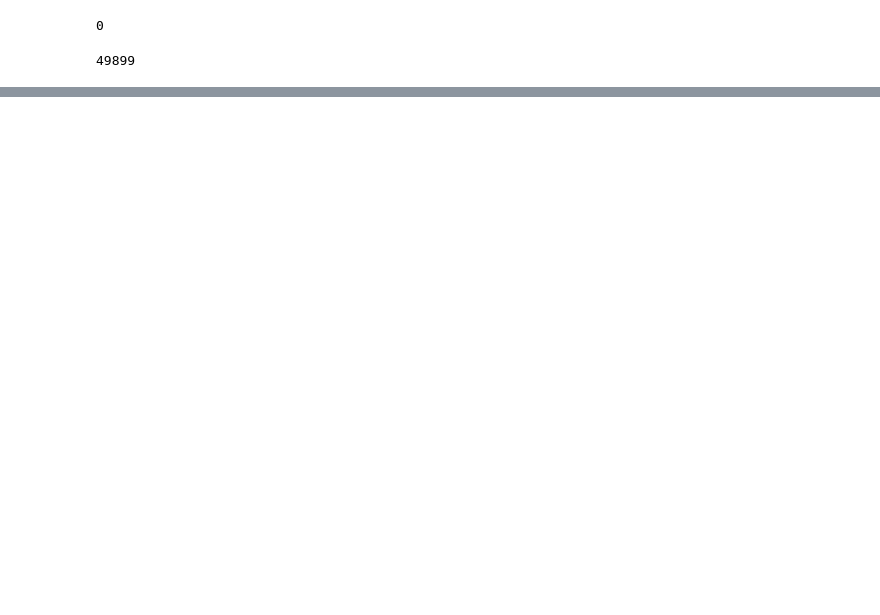
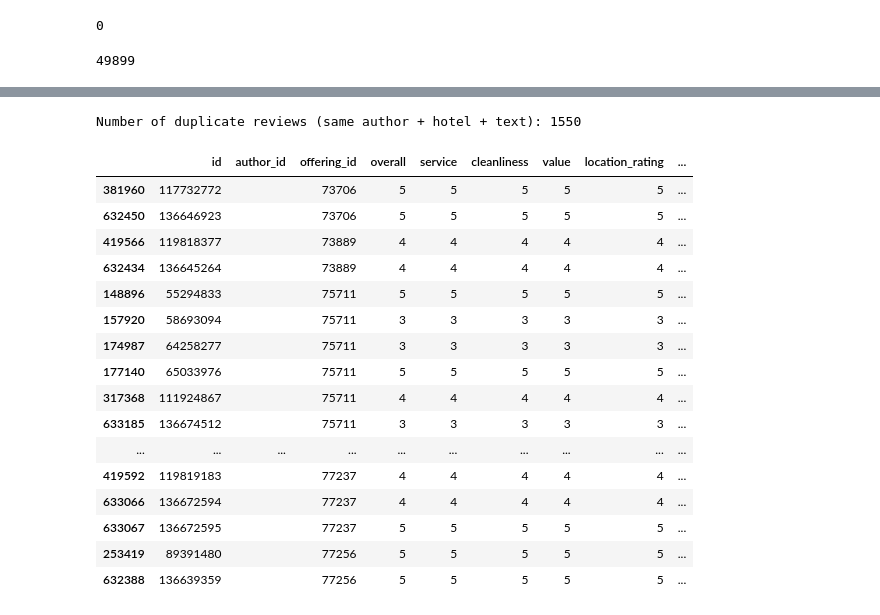
Before and after one commit to lucasnyc/is5126-assignment1, a Jupyter notebook: lucas/02_exploratory_analysis_lucas.ipynb, the cells around one changed output, grey strips where cells are left out. Saved outputs shown, nothing was run; the diff lists cells and outputs as text; code cells hidden in the pictures; blank space fills up the shorter version.

```diff
--- a/lucas/02_exploratory_analysis_lucas.ipynb
+++ b/lucas/02_exploratory_analysis_lucas.ipynb
@@ -260,0 +503,27 @@ Data Shape after Deduped:        Rows: 522889, Columns: 8
+# %%
+# TODO: check for duplicates reviews
+subset_cols = ['author_id', 'offering_id', 'text']
+
+logical_dupes = reviews_df[reviews_df.duplicated(subset=subset_cols, keep=False)]
+print(f"Number of duplicate reviews (same author + hotel + text): {len(logical_dupes)}")
+
+logical_dupes.sort_values(by=['author_id', 'offering_id']).head(20)
+# %% [output]
+Number of duplicate reviews (same author + hotel + text): 1550
+|  | id | author_id | offering_id | overall | service | cleanliness | value | location_rating | ... |
+| 381960 | 117732772 |  | 73706 | 5 | 5 | 5 | 5 | 5 | ... |
+| 632450 | 136646923 |  | 73706 | 5 | 5 | 5 | 5 | 5 | ... |
+| 419566 | 119818377 |  | 73889 | 4 | 4 | 4 | 4 | 4 | ... |
+| 632434 | 136645264 |  | 73889 | 4 | 4 | 4 | 4 | 4 | ... |
+| 148896 | 55294833 |  | 75711 | 5 | 5 | 5 | 5 | 5 | ... |
+| 157920 | 58693094 |  | 75711 | 3 | 3 | 3 | 3 | 3 | ... |
+| 174987 | 64258277 |  | 75711 | 3 | 3 | 3 | 3 | 3 | ... |
+| 177140 | 65033976 |  | 75711 | 5 | 5 | 5 | 5 | 5 | ... |
+| 317368 | 111924867 |  | 75711 | 4 | 4 | 4 | 4 | 4 | ... |
+| 633185 | 136674512 |  | 75711 | 3 | 3 | 3 | 3 | 3 | ... |
+| ... | ... | ... | ... | ... | ... | ... | ... | ... | ... |
+| 419592 | 119819183 |  | 77237 | 4 | 4 | 4 | 4 | 4 | ... |
+| 633066 | 136672594 |  | 77237 | 4 | 4 | 4 | 4 | 4 | ... |
+| 633067 | 136672595 |  | 77237 | 5 | 5 | 5 | 5 | 5 | ... |
+| 253419 | 89391480 |  | 77256 | 5 | 5 | 5 | 5 | 5 | ... |
+| 632388 | 136639359 |  | 77256 | 5 | 5 | 5 | 5 | 5 | ... |
```
Also changed, not shown: parts of 14 cells of this notebook, 1 other file.
